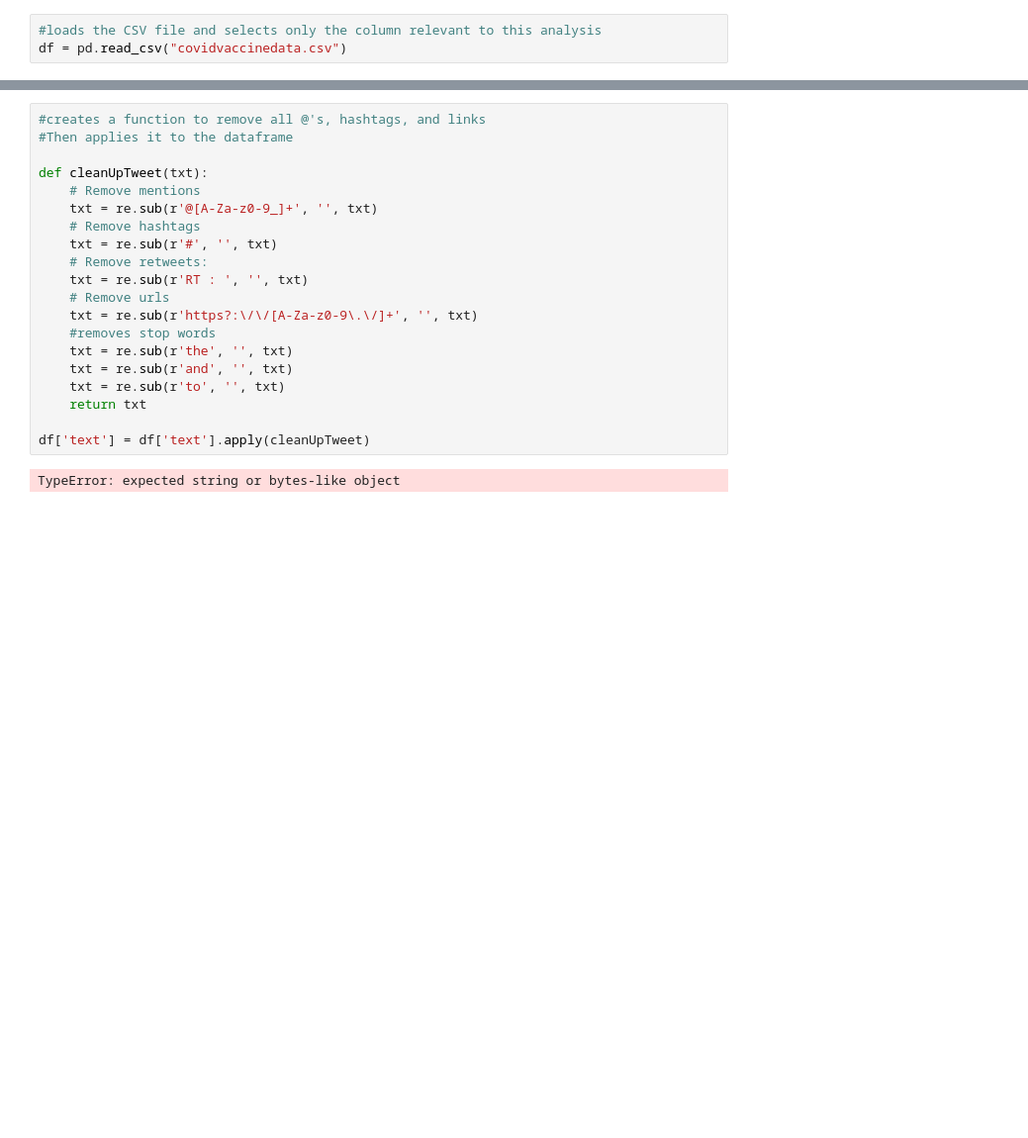
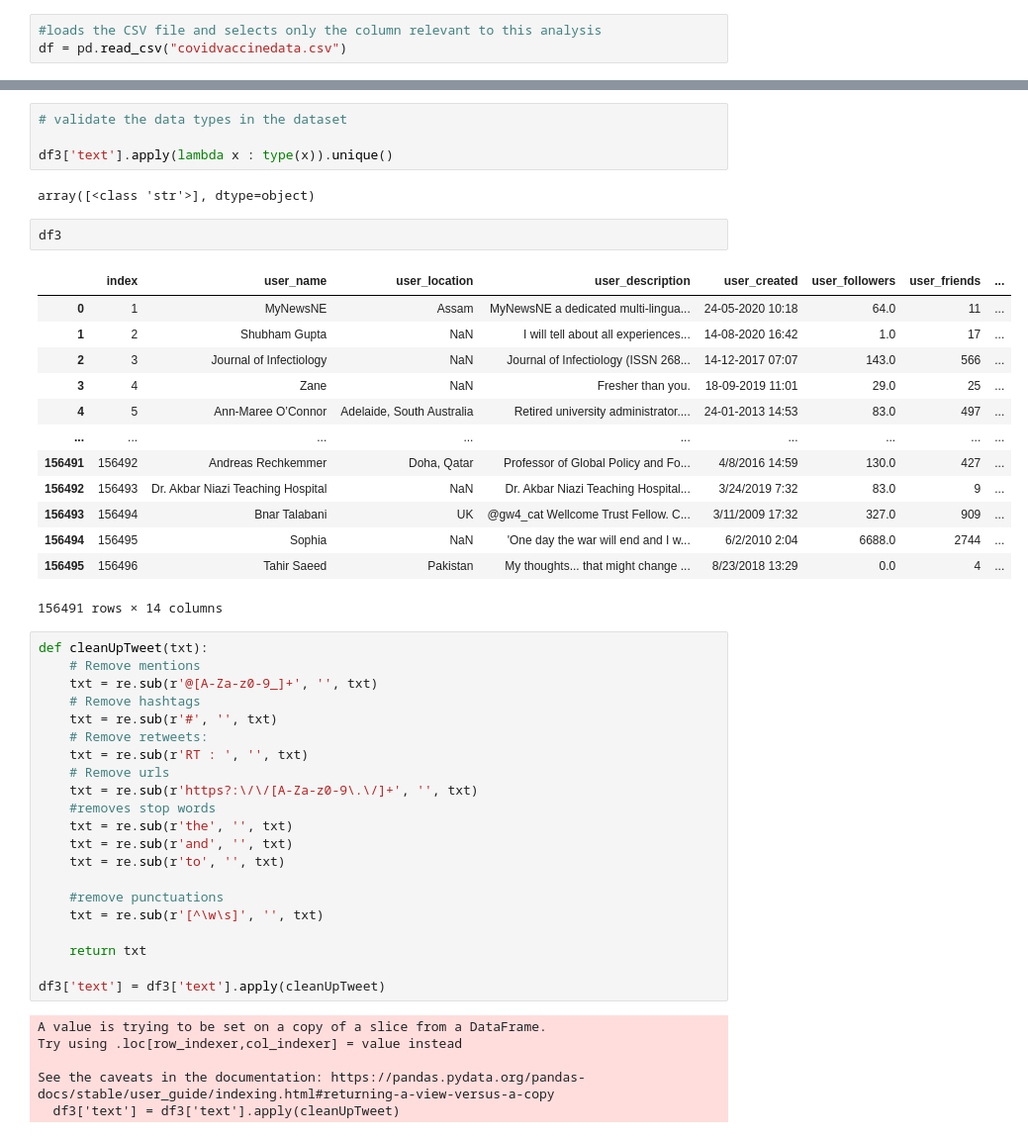
Before and after one commit to brettmw92/Covid-Vaccine-Hashtagged-Tweets, a Jupyter notebook: Twitter Text Cleaning.ipynb, the cells around one changed output, grey strips where cells are left out. Shown at 99% size. Cells and saved outputs as stored; diff of their text form; blank space fills up the shorter version.

```diff
--- a/Twitter Text Cleaning.ipynb
+++ b/Twitter Text Cleaning.ipynb
@@ -19,7 +37,26 @@ df.head()
+# %%
+# validate the data types in the dataset
+
+df3['text'].apply(lambda x : type(x)).unique()
+# %% [output]
+array([<class 'str'>], dtype=object)
+# %%
+df3
+# %% [output]
+|  | index | user_name | user_location | user_description | user_created | user_followers | user_friends | ... |
+| 0 | 1 | MyNewsNE | Assam | MyNewsNE a dedicated multi-lingua... | 24-05-2020 10:18 | 64.0 | 11 | ... |
+| 1 | 2 | Shubham Gupta | NaN | I will tell about all experiences... | 14-08-2020 16:42 | 1.0 | 17 | ... |
+| 2 | 3 | Journal of Infectiology | NaN | Journal of Infectiology (ISSN 268... | 14-12-2017 07:07 | 143.0 | 566 | ... |
+| 3 | 4 | Zane | NaN | Fresher than you. | 18-09-2019 11:01 | 29.0 | 25 | ... |
+| 4 | 5 | Ann-Maree O’Connor | Adelaide, South Australia | Retired university administrator.... | 24-01-2013 14:53 | 83.0 | 497 | ... |
+| ... | ... | ... | ... | ... | ... | ... | ... | ... |
+| 156491 | 156492 | Andreas Rechkemmer | Doha, Qatar | Professor of Global Policy and Fo... | 4/8/2016 14:59 | 130.0 | 427 | ... |
+| 156492 | 156493 | Dr. Akbar Niazi Teaching Hospital | NaN | Dr. Akbar Niazi Teaching Hospital... | 3/24/2019 7:32 | 83.0 | 9 | ... |
+| 156493 | 156494 | Bnar Talabani | UK | @gw4_cat Wellcome Trust Fellow. C... | 3/11/2009 17:32 | 327.0 | 909 | ... |
+| 156494 | 156495 | Sophia | NaN | 'One day the war will end and I w... | 6/2/2010 2:04 | 6688.0 | 2744 | ... |
+| 156495 | 156496 | Tahir Saeed | Pakistan | My thoughts... that might change ... | 8/23/2018 13:29 | 0.0 | 4 | ... |
+156491 rows × 14 columns
 # %%
-#creates a function to remove all @'s, hashtags, and links
-#Then applies it to the dataframe
-
 def cleanUpTweet(txt):
     # Remove mentions
     txt = re.sub(r'@[A-Za-z0-9_]+', '', txt)
@@ -33,8 +70,16 @@ def cleanUpTweet(txt):
     txt = re.sub(r'the', '', txt)
     txt = re.sub(r'and', '', txt)
     txt = re.sub(r'to', '', txt)
+
+    #remove punctuations
+    txt = re.sub(r'[^\w\s]', '', txt)
+
     return txt
 
-df['text'] = df['text'].apply(cleanUpTweet)
+df3['text'] = df3['text'].apply(cleanUpTweet)
 # %% [output]
-TypeError: expected string or bytes-like object
+A value is trying to be set on a copy of a slice from a DataFrame.
+Try using .loc[row_indexer,col_indexer] = value instead
+
+See the caveats in the documentation: https://pandas.pydata.org/pandas-docs/stable/user_guide/indexing.html#returning-a-view-versus-a-copy
+  df3['text'] = df3['text'].apply(cleanUpTweet)
```
Also changed, not shown: parts of 6 cells of this notebook, 2 other files.
